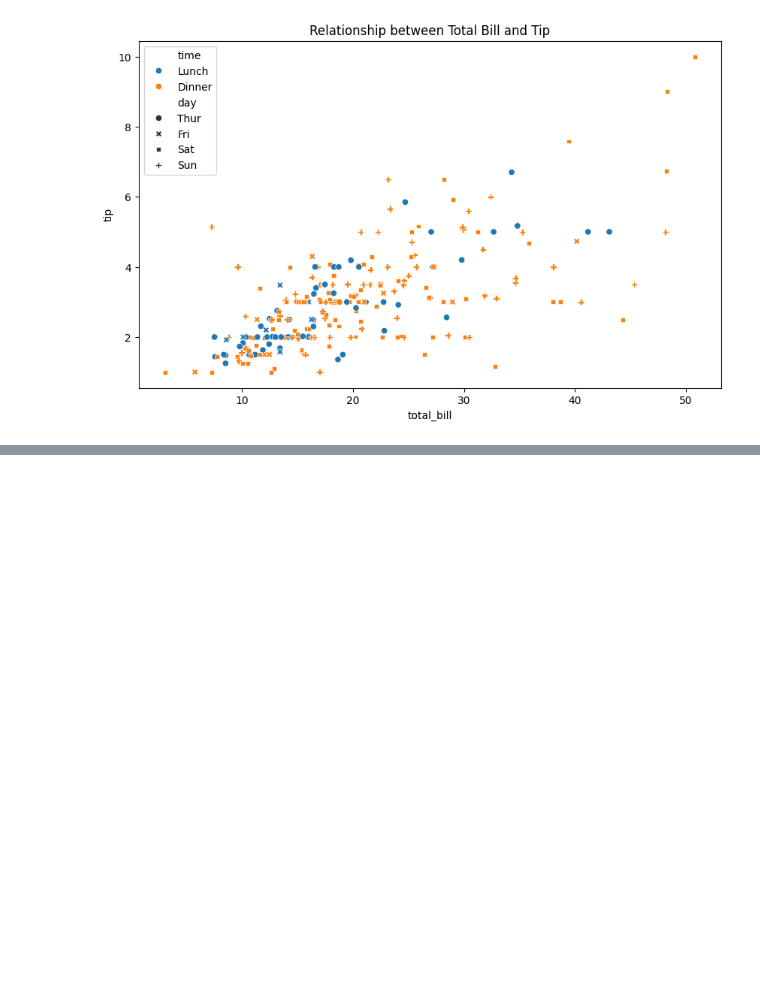
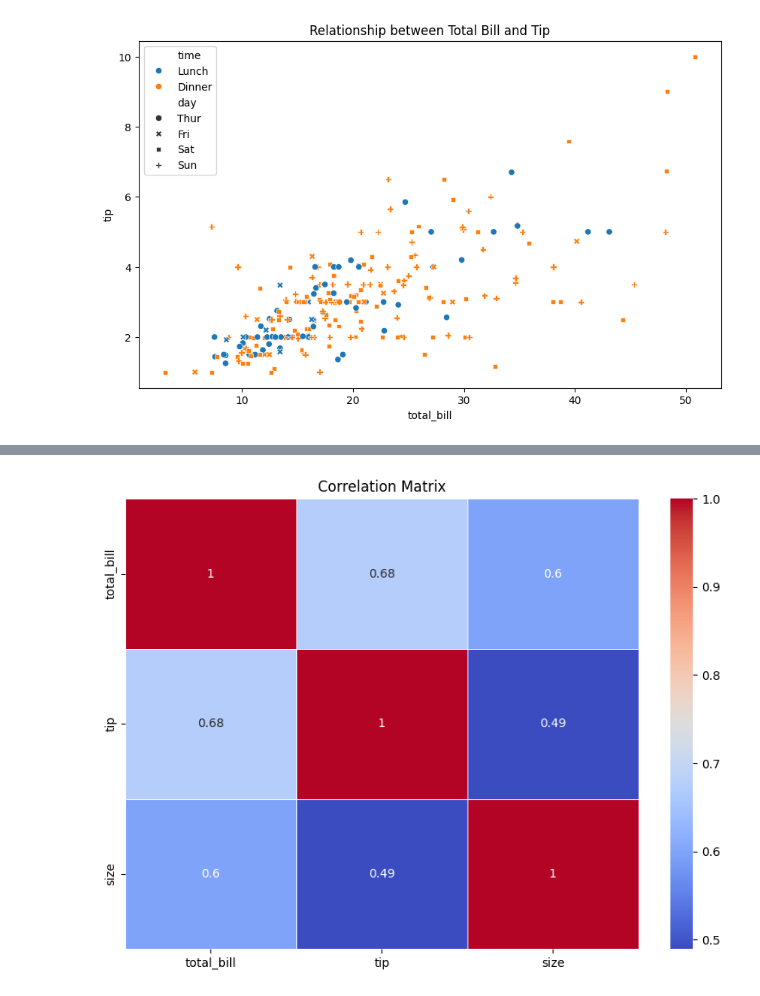
Before and after one commit to dwihujianto/ds, a Jupyter notebook: eda.ipynb, the cells around one changed output, grey strips where cells are left out. Saved outputs shown, nothing was run; the diff lists cells and outputs as text; code cells hidden in the pictures; blank space fills up the shorter version.

```diff
--- a/eda.ipynb
+++ b/eda.ipynb
@@ -98,0 +120,15 @@ plt.show()
+# %%
+# 5. Correlation Analysis
+plt.figure(figsize=(8,6))
+# Get numerical columns only
+num_tips = tips.select_dtypes(include=[np.number])
+# Create correlation matrix
+corr = num_tips.corr()
+# Plot heatmap
+sns.heatmap(corr, annot=True, cmap='coolwarm', linewidths=0.5)
+plt.title('Correlation Matrix')
+plt.tight_layout()
+plt.show()
+plt.close()
+# %% [output]
+[figure, added]
```
Also changed, not shown: parts of 9 cells of this notebook.
